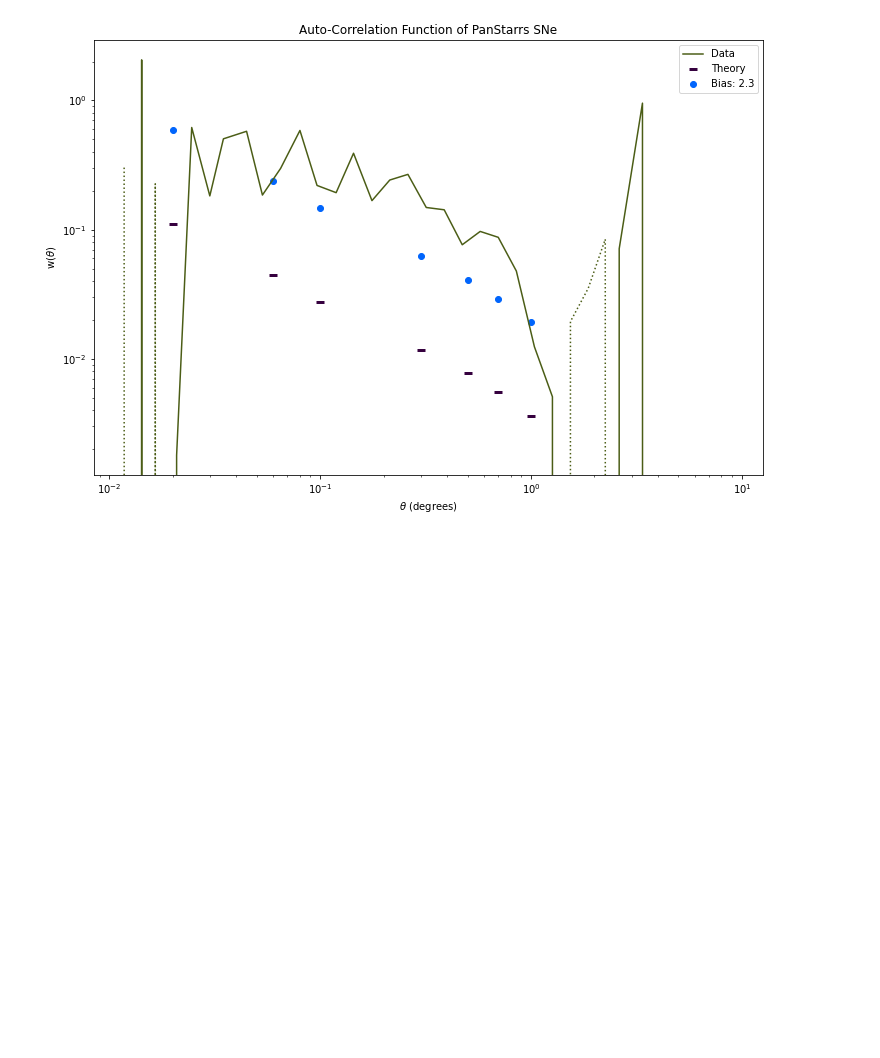
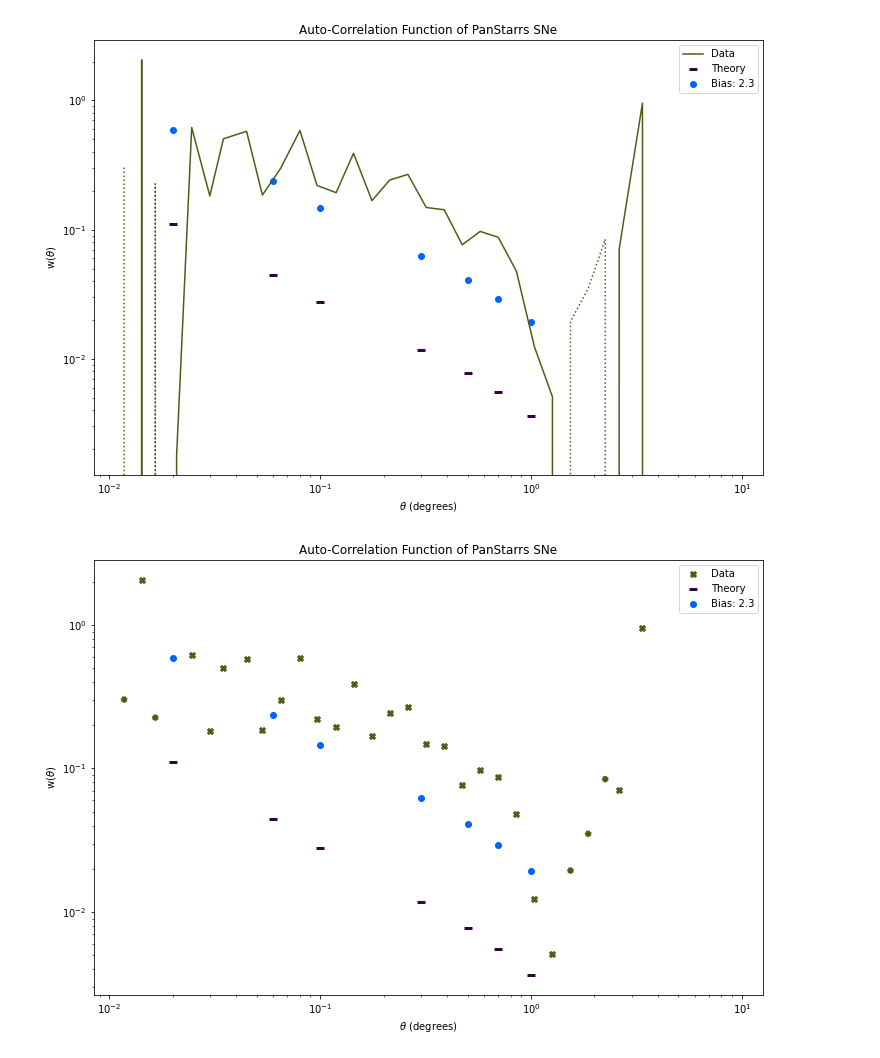
Before and after one commit to MTabbutt/Cosmology, a Jupyter notebook: SNe CrossCorrelations/PanSTARRS X Boss _ Theory Comparison _ PanStarrs AutoCorr.ipynb, the cells around one changed output. Saved outputs shown, nothing was run; the diff lists cells and outputs as text; code cells hidden in the pictures; blank space fills up the shorter version.

Commit message:
adding in second plot as scatter

```diff
--- a/SNe CrossCorrelations/PanSTARRS X Boss _ Theory Comparison _ PanStarrs AutoCorr.ipynb
+++ b/SNe CrossCorrelations/PanSTARRS X Boss _ Theory Comparison _ PanStarrs AutoCorr.ipynb
@@ -181,8 +181,11 @@ kmax = 100.0*h
 
 theta_array=[0.02,0.06,0.1,0.3,0.5,0.7,1.0]
 
-gg_values_Correct = []
+"""gg_values_Correct = []
 for theta in theta_array:
     gg_val = ggtheta_ROSS_Pk(theta*np.pi/180.)
     print(theta, "     ", gg_val)
-    gg_values_Correct.append(gg_val)
+    gg_values_Correct.append(gg_val)"""
+
+gg_values_Correct = [0.11097380090179441, 0.04459711093674283, 0.02771804424972292, 0.01176975983147484,
+                    0.007715977498427674, 0.005519898222844064, 0.0036277366595045754]
@@ -220,3 +215,29 @@ plt.savefig(TESTING_PRODUCTS_PATH + "Auto-Correlation Function of PanStarrs", fa
 plt.show()
 # %% [output]
 [figure]
+# %%
+PS_Data = pd.read_csv(TESTING_PRODUCTS_PATH + 'PanSTARRS_AutoCorr_Plot_Results_df.csv', index_col=0)
+gg_values_Correct_bias_fixed = [i*(2.3**2) for i in gg_values_Correct]
+
+r_PS = np.array(PS_Data['r'])
+xi_PS = np.array(PS_Data['xi'])
+
+plt.figure(figsize=(12, 8))
+
+plt.scatter(r_PS, xi_PS, color='#4b5d16', marker='X', label="Data")
+plt.scatter(r_PS, -xi_PS, color='#4b5d16', ls=':')
+
+plt.scatter(theta_array, gg_values_Correct, color='#36013f', marker='_', s=60, linewidths=3, label="Theory")
+plt.scatter(theta_array, gg_values_Correct_bias_fixed, color='#0165fc', marker='o', label="Bias: 2.3")
+
+plt.xscale('log')
+plt.yscale('log', nonpositive='clip')
+plt.xlabel(r'$\theta$ (degrees)')
+plt.ylabel(r'w($\theta$)')
+plt.legend(loc='upper right')
+#plt.ylim([.001, .5])
+plt.title("Auto-Correlation Function of PanStarrs SNe")
+plt.savefig(TESTING_PRODUCTS_PATH + "Auto-Correlation Function of PanStarrs V2", facecolor='white')
+plt.show()
+# %% [output]
+[figure, added]
```
Also changed, not shown: parts of 1 cell of this notebook, 3 other files.
